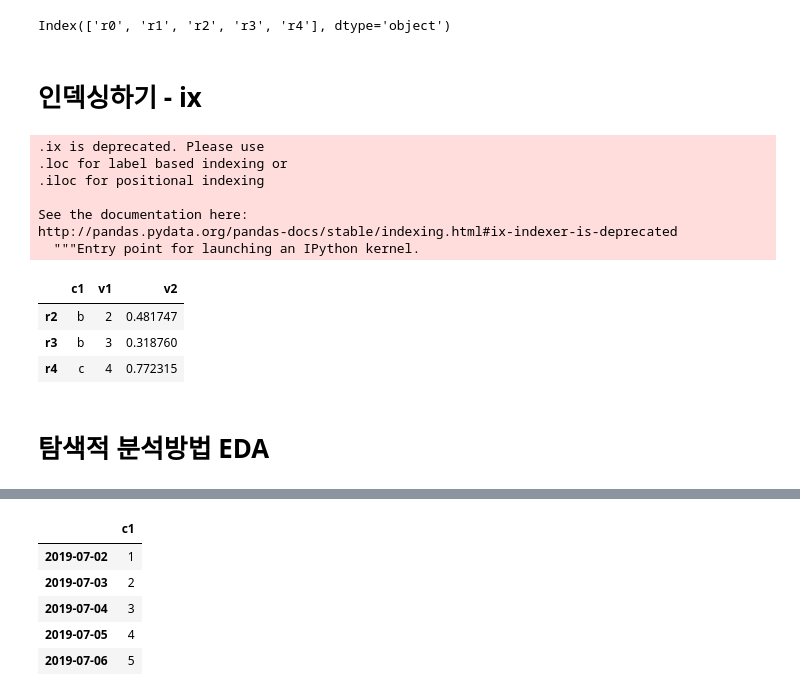
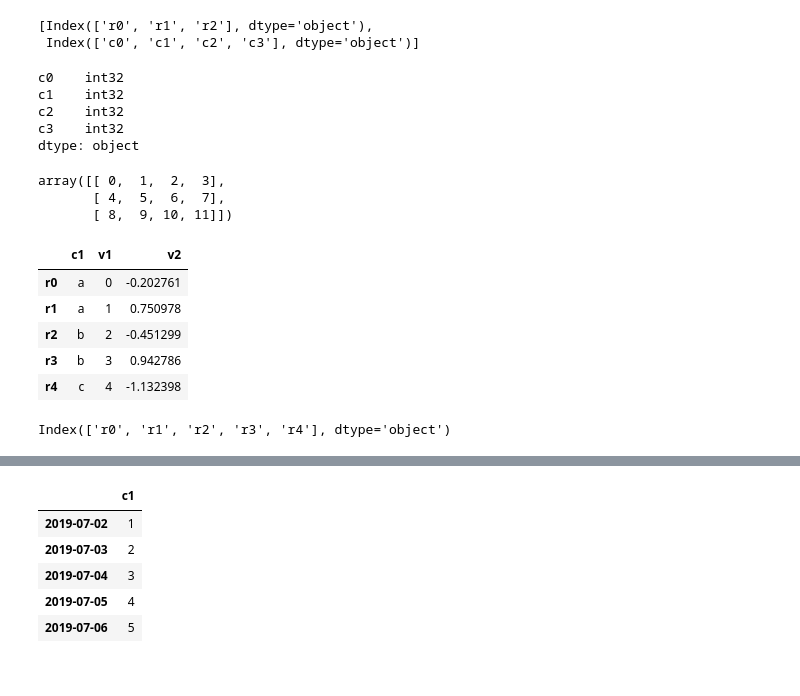
Before and after one commit to NoelBird/AI_multicampus, a Jupyter notebook: 2일차/DA_Day2_AM.ipynb, the cells around one changed output, grey strips where cells are left out. Drawn from its saved outputs; the diff is of its cells as text; code cells hidden in the pictures.

```diff
--- a/코드/DA_day2.ipynb
+++ b/2일차/DA_Day2_AM.ipynb
@@ -136,24 +94,42 @@ df2
+# %%
+df1.axes
+# %% [output]
+[Index(['r0', 'r1', 'r2'], dtype='object'),
+ Index(['c0', 'c1', 'c2', 'c3'], dtype='object')]
+# %%
+df1.dtypes
+#df1.info()
+# %% [output]
+c0    int32
+c1    int32
+c2    int32
+c3    int32
+dtype: object
+# %%
+df1.shape
+df1.size
+df1
+df1.values
+# %% [output]
+array([[ 0,  1,  2,  3],
+       [ 4,  5,  6,  7],
+       [ 8,  9, 10, 11]])
+# %%
+df2=pd.DataFrame({'c1':['a','a','b','b','c'],
+                 'v1':np.arange(5),
+                  'v2':np.random.randn(5)
+                 },
+                index=['r0','r1','r2','r3','r4']
+                )
+df2
+# %% [output]
+|  | c1 | v1 | v2 |
+| r0 | a | 0 | -0.202761 |
+| r1 | a | 1 | 0.750978 |
+| r2 | b | 2 | -0.451299 |
+| r3 | b | 3 | 0.942786 |
+| r4 | c | 4 | -1.132398 |
 # %%
 df2.index
 # %% [output]
 Index(['r0', 'r1', 'r2', 'r3', 'r4'], dtype='object')
-# %% [markdown]
-# 인덱싱하기 - ix
-# %%
-df2.ix[2:] #  .ix는 deprecated 됐으니까 iloc나 loc를 사용해라
-# label로 indexin할 때는 loc, 인덱스로 할 때는 iloc
-# ix는 열 인덱스와 행 인덱스 둘 다 사용 가능
-# %% [output]
-.ix is deprecated. Please use
-.loc for label based indexing or
-.iloc for positional indexing
-
-See the documentation here:
-http://pandas.pydata.org/pandas-docs/stable/indexing.html#ix-indexer-is-deprecated
-  """Entry point for launching an IPython kernel.
-|  | c1 | v1 | v2 |
-| r2 | b | 2 | 0.481747 |
-| r3 | b | 3 | 0.318760 |
-| r4 | c | 4 | 0.772315 |
-# %% [markdown]
-# 탐색적 분석방법 EDA
```
Also changed, not shown: parts of 66 cells of this notebook, 16 other files.
